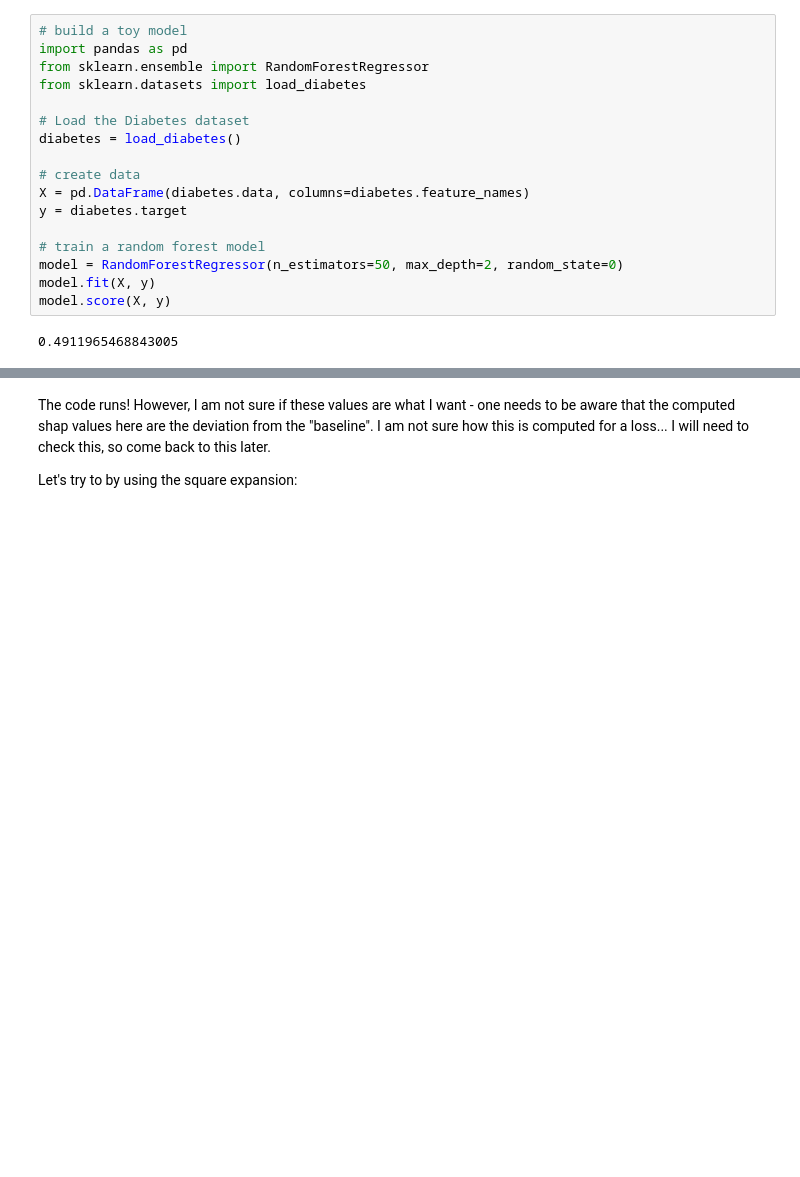
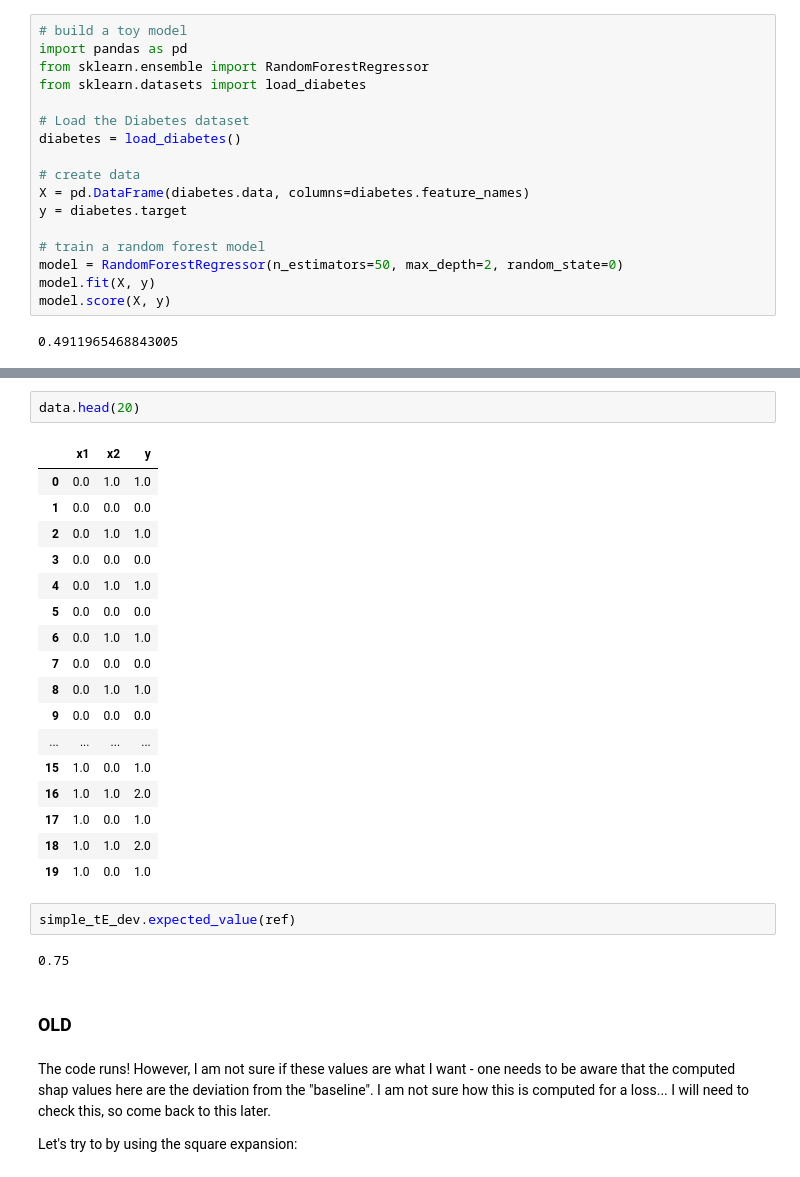
Before and after one commit to lasse-meixner/causal_trees, a Jupyter notebook: try_shap_fork.ipynb, the cells around one changed output, grey strips where cells are left out. Cells and saved outputs as stored; diff of their text form; blank space fills up the shorter version.

```diff
--- a/try_shap_fork.ipynb
+++ b/try_shap_fork.ipynb
@@ -124,3 +236,29 @@ array([ -1986.63517203,  -8622.0930388 ,  -2199.95720282,  -4394.07075023,
+# %%
+data.head(20)
+# %% [output]
+|  | x1 | x2 | y |
+| 0 | 0.0 | 1.0 | 1.0 |
+| 1 | 0.0 | 0.0 | 0.0 |
+| 2 | 0.0 | 1.0 | 1.0 |
+| 3 | 0.0 | 0.0 | 0.0 |
+| 4 | 0.0 | 1.0 | 1.0 |
+| 5 | 0.0 | 0.0 | 0.0 |
+| 6 | 0.0 | 1.0 | 1.0 |
+| 7 | 0.0 | 0.0 | 0.0 |
+| 8 | 0.0 | 1.0 | 1.0 |
+| 9 | 0.0 | 0.0 | 0.0 |
+| ... | ... | ... | ... |
+| 15 | 1.0 | 0.0 | 1.0 |
+| 16 | 1.0 | 1.0 | 2.0 |
+| 17 | 1.0 | 0.0 | 1.0 |
+| 18 | 1.0 | 1.0 | 2.0 |
+| 19 | 1.0 | 0.0 | 1.0 |
+# %%
+simple_tE_dev.expected_value(ref)
+# %% [output]
+0.75
+# %% [markdown]
+### OLD
 # %% [markdown]
 The code runs! However, I am not sure if these values are what I want - one needs to be aware that the computed shap values here are the deviation from the "baseline". I am not sure how this is computed for a loss... I will need to check this, so come back to this later.
 
```
Also changed, not shown: parts of 40 cells of this notebook.
